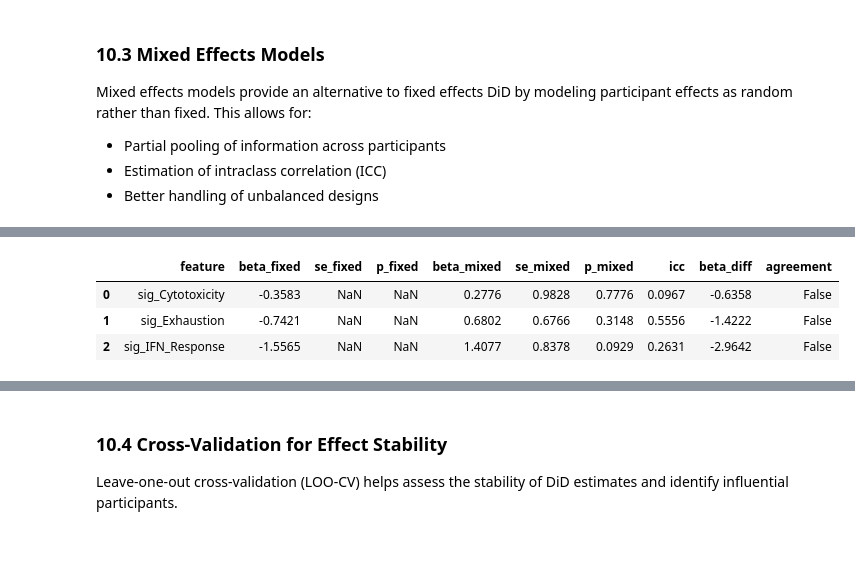
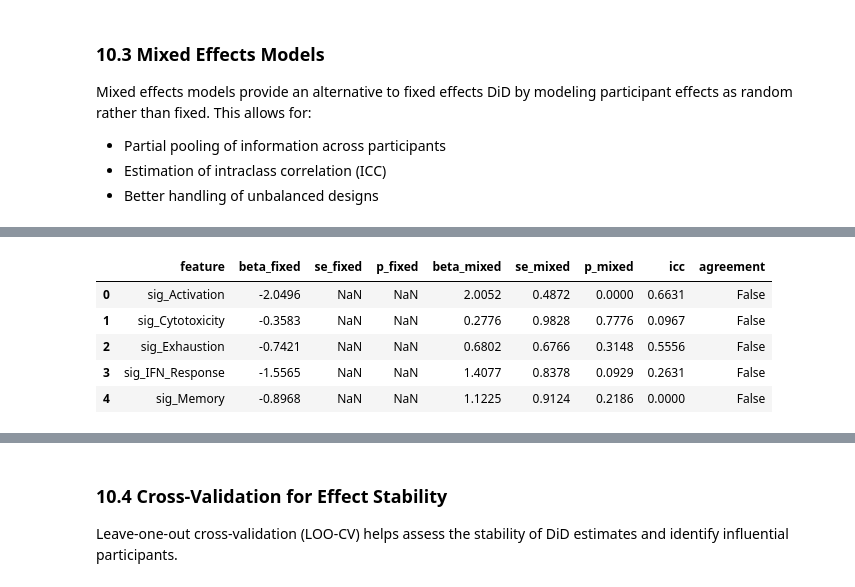
Before and after one commit to TheOmarLab/sctrial, a Jupyter notebook: docs/source/examples/example_immunotherapy_sade_feldman.ipynb, the cells around one changed output, grey strips where cells are left out. Saved outputs shown, nothing was run; the diff lists cells and outputs as text; code cells hidden in the pictures; blank space fills up the shorter version.

```diff
--- a/docs/source/examples/example_immunotherapy_sade_feldman.ipynb
+++ b/docs/source/examples/example_immunotherapy_sade_feldman.ipynb
@@ -1567,85 +1567,30 @@ print("=" * 60)
 print("MIXED EFFECTS MODEL COMPARISON")
 print("=" * 60)
 
-# Check if statsmodels MixedLM is available
-try:
-    from statsmodels.regression.mixed_linear_model import MixedLM
-    HAS_MIXEDLM = True
-except ImportError:
-    HAS_MIXEDLM = False
-    print("statsmodels MixedLM not available. Skipping mixed effects analysis.")
-
-if HAS_MIXEDLM and features_use and len(visits) == 2:
-    print("\nComparing Fixed Effects DiD vs Mixed Effects DiD")
-    print("  Fixed effects: Participant-specific intercepts (removes between-subject variation)")
-    print("  Mixed effects: Random participant intercepts (partial pooling)")
-
-    # Run mixed effects DiD using sctrial
-    print("\nRunning mixed effects models...")
-
+if features_use and len(visits) == 2:
     try:
-        # Use the compare_fixed_vs_mixed function
-        comparison_results = st.compare_fixed_vs_mixed(
+        comparison = st.compare_fixed_vs_mixed(
             adata,
-            features=features_use[:3],  # Limit to first 3 features for speed
+            features=features_use,
             design=design,
             visits=tuple(visits),
             aggregate="participant_visit",
             standardize=True,
         )
 
-        if comparison_results is not None and not comparison_results.empty:
-            print("\nFixed vs Mixed Effects Comparison:")
-            display(comparison_results.round(4))
-
-            # Visualize comparison
-            fig, axes = plt.subplots(1, 2, figsize=(12, 5))
-
-            # Plot 1: Compare beta estimates
-            x = np.arange(len(comparison_results))
-            width = 0.35
-
-            ax = axes[0]
-            ax.bar(x - width/2, comparison_results["beta_DiD_fixed"], width,
-                   label="Fixed Effects", color="steelblue")
-            ax.bar(x + width/2, comparison_results["beta_DiD_mixed"], width,
-                   label="Mixed Effects", color="coral")
-            ax.set_xticks(x)
-            ax.set_xticklabels(comparison_results["feature"], rotation=45, ha="right")
-            ax.set_ylabel("DiD Estimate (β)")
-            ax.set_title("DiD Estimates: Fixed vs Mixed Effects")
-            ax.legend()
-            ax.axhline(0, color="black", linewidth=0.5)
-
-            # Plot 2: ICC values
-            ax = axes[1]
-            if "icc" in comparison_results.columns:
-                ax.barh(comparison_results["feature"], comparison_results["icc"], color="purple")
-                ax.set_xlabel("Intraclass Correlation (ICC)")
-                ax.set_title("Participant-Level ICC")
-                ax.axvline(0.1, color="gray", linestyle="--", alpha=0.5, label="ICC=0.1")
-            else:
-                ax.text(0.5, 0.5, "ICC not available", ha="center", va="center",
-                       transform=ax.transAxes)
-
-            plt.tight_layout()
-            plt.show()
-
-            print("\nInterpretation:")
-            print("  - Similar estimates suggest robust results")
-            print("  - ICC indicates clustering strength (high ICC = strong participant effects)")
-            print("  - Mixed effects preferred when ICC is moderate-high and sample is small")
+        # Keep only rows with valid fixed effects
+        if comparison is not None and not comparison.empty:
+            display_cols = [
+                "feature", "beta_fixed", "se_fixed", "p_fixed",
+                "beta_mixed", "se_mixed", "p_mixed", "icc", "agreement"
+            ]
+            display(comparison[display_cols].round(4))
         else:
-            print("Mixed effects comparison returned no results.")
-
+            print("No mixed-effects comparison results.")
     except Exception as e:
         print(f"Mixed effects comparison failed: {e}")
-        print("This may occur with very small samples or convergence issues.")
 else:
-    if not HAS_MIXEDLM:
-        pass  # Already printed message above
-    else:
-        print("Mixed effects analysis skipped: insufficient features or visits.")
+    print("Skipping mixed effects comparison: insufficient visits or features.")
 # %% [output]
 ============================================================
 MIXED EFFECTS MODEL COMPARISON
@@ -1660,4 +1598,6 @@ Fixed vs Mixed Effects Comparison:
-|  | feature | beta_fixed | se_fixed | p_fixed | beta_mixed | se_mixed | p_mixed | icc | beta_diff | agreement |
-| 0 | sig_Cytotoxicity | -0.3583 | NaN | NaN | 0.2776 | 0.9828 | 0.7776 | 0.0967 | -0.6358 | False |
-| 1 | sig_Exhaustion | -0.7421 | NaN | NaN | 0.6802 | 0.6766 | 0.3148 | 0.5556 | -1.4222 | False |
-| 2 | sig_IFN_Response | -1.5565 | NaN | NaN | 1.4077 | 0.8378 | 0.0929 | 0.2631 | -2.9642 | False |
+|  | feature | beta_fixed | se_fixed | p_fixed | beta_mixed | se_mixed | p_mixed | icc | agreement |
+| 0 | sig_Activation | -2.0496 | NaN | NaN | 2.0052 | 0.4872 | 0.0000 | 0.6631 | False |
+| 1 | sig_Cytotoxicity | -0.3583 | NaN | NaN | 0.2776 | 0.9828 | 0.7776 | 0.0967 | False |
+| 2 | sig_Exhaustion | -0.7421 | NaN | NaN | 0.6802 | 0.6766 | 0.3148 | 0.5556 | False |
+| 3 | sig_IFN_Response | -1.5565 | NaN | NaN | 1.4077 | 0.8378 | 0.0929 | 0.2631 | False |
+| 4 | sig_Memory | -0.8968 | NaN | NaN | 1.1225 | 0.9124 | 0.2186 | 0.0000 | False |
```
Also changed, not shown: parts of 3 cells of this notebook, 4 other files.
